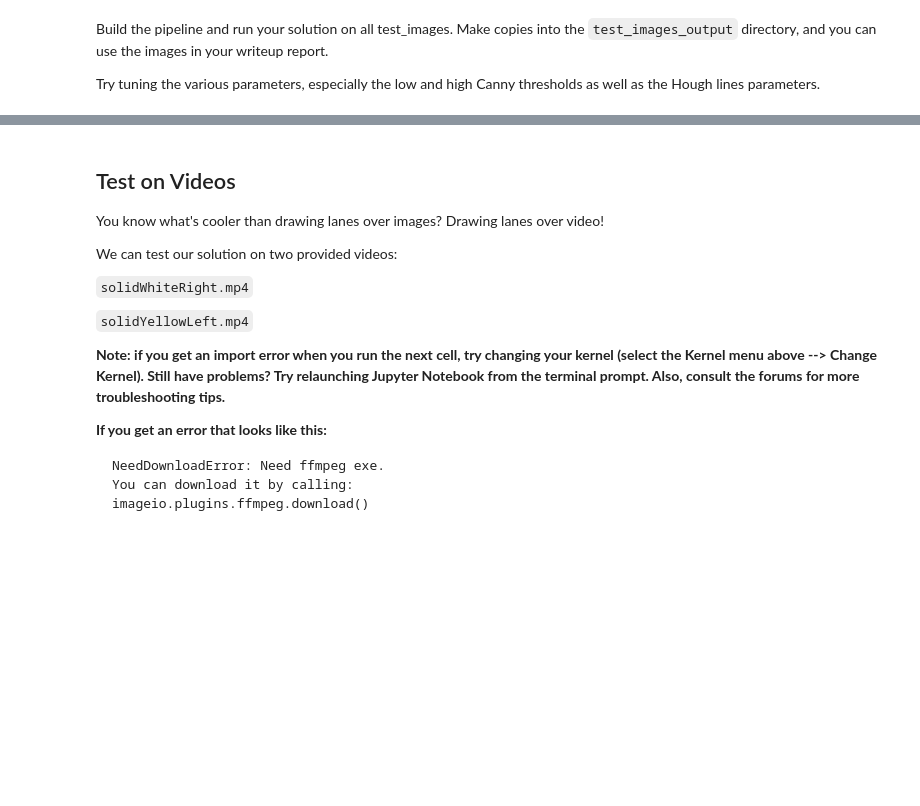
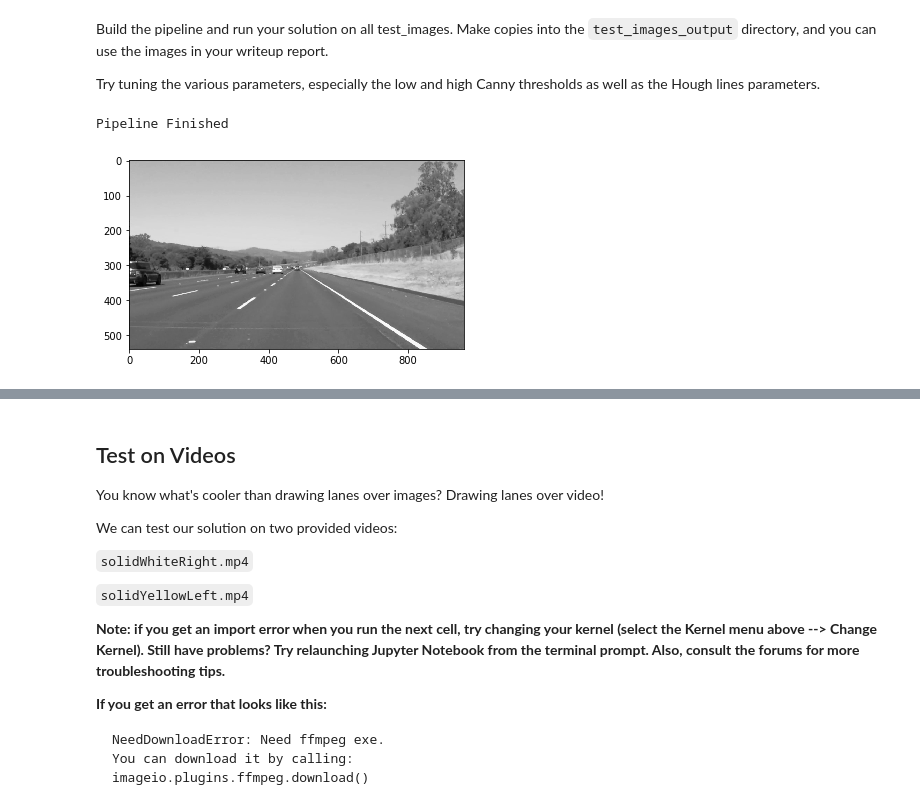
Before and after one commit to sameha/CarND-LaneLines-P1-master, a Jupyter notebook: P1.ipynb, the cells around one changed output, grey strips where cells are left out. Drawn from its saved outputs; the diff is of its cells as text; code cells hidden in the pictures; blank space fills up the shorter version.

```diff
--- a/P1.ipynb
+++ b/P1.ipynb
@@ -200,6 +193,78 @@ os.listdir("test_images/")
 Build the pipeline and run your solution on all test_images. Make copies into the `test_images_output` directory, and you can use the images in your writeup report.
 
 Try tuning the various parameters, especially the low and high Canny thresholds as well as the Hough lines parameters.
+# %%
+# TODO: Build your pipeline that will draw lane lines on the test_images
+# then save them to the test_images_output directory.
+import glob
+import fnmatch
+
+# Global Lane Finding Parameters
+
+# Search for JPG images in Test Images Folder
+pattern = '*.jpg'
+glob.glob(pattern)
+path = 'test_images/'
+
+# Kernel Size for Gaussian Smoothing (Image Blur)
+kernel_size = 5
+
+# Canny Filter Thresholds
+canny_low_threshold = 50
+canny_high_threshold = 150
+
+# Region Select Parameters
+region_width_bottom = 0.85
+region_width_top = 0.07
+region_height = 0.4
+
+# Define the Hough transform parameters
+hough_rho = 2
+hough_theta = np.pi/180
+hough_threshold = 15
+hough_min_line_length = 10
+hough_max_line_gap = 20
+
+# Lane Detection for Images
+def lane_detection_image(input_image):
+    # Image Dimensions
+    ysize, xsize = input_image.shape[0], input_image.shape[1]
+
+    # 1. Grayscale the image
+    gray = grayscale(input_image)
+    plt.imshow(gray, cmap='Greys_r')
+    # 2. Apply Gaussian smoothing
+    blur_gray = gaussian_blur(gray, kernel_size)
+
+    # 3. Apply Canny Filter
+    masked_edges = canny(blur_gray, canny_low_threshold, canny_high_threshold)
+
+    # 4. Region Select
+    vertices = np.array([[((xsize * (1 - region_width_bottom)) // 2, ysize),
+                          ((xsize * (1 - region_width_top)) // 2, ysize - ysize * region_height),
+                          (xsize - (xsize * (1 - region_width_top)) // 2, ysize - ysize * region_height),
+                          (xsize - (xsize * (1 - region_width_bottom)) // 2, ysize)]], dtype=np.int32)
+    region_select = region_of_interest(masked_edges, vertices)
+
+    # 5. Hough Lines
+    image_lines = hough_lines(region_select, hough_rho, hough_theta, hough_threshold, hough_min_line_length,
+                              hough_max_line_gap)
+
+    # 6. Draw Lines on Input Image
+    output_image = weighted_img(image_lines, input_image)
+
+    # Return Final Output Image
+    return output_image
+
+# Pipleline to read input images and save output images with lanes highlighted
+
+input_image = mpimg.imread('test_images/solidWhiteRight.jpg')
+output_file = 'test_images_output/lane_' + imageName
+output_image = lane_detection_image(input_image)
+print('Pipeline Finished')
+# %% [output]
+Pipeline Finished
+[figure, added]
 # %%
 # TODO: Build your pipeline that will draw lane lines on the test_images
 # then save them to the test_images_output directory.
```
Also changed, not shown: parts of 3 cells of this notebook, 3 other files.
